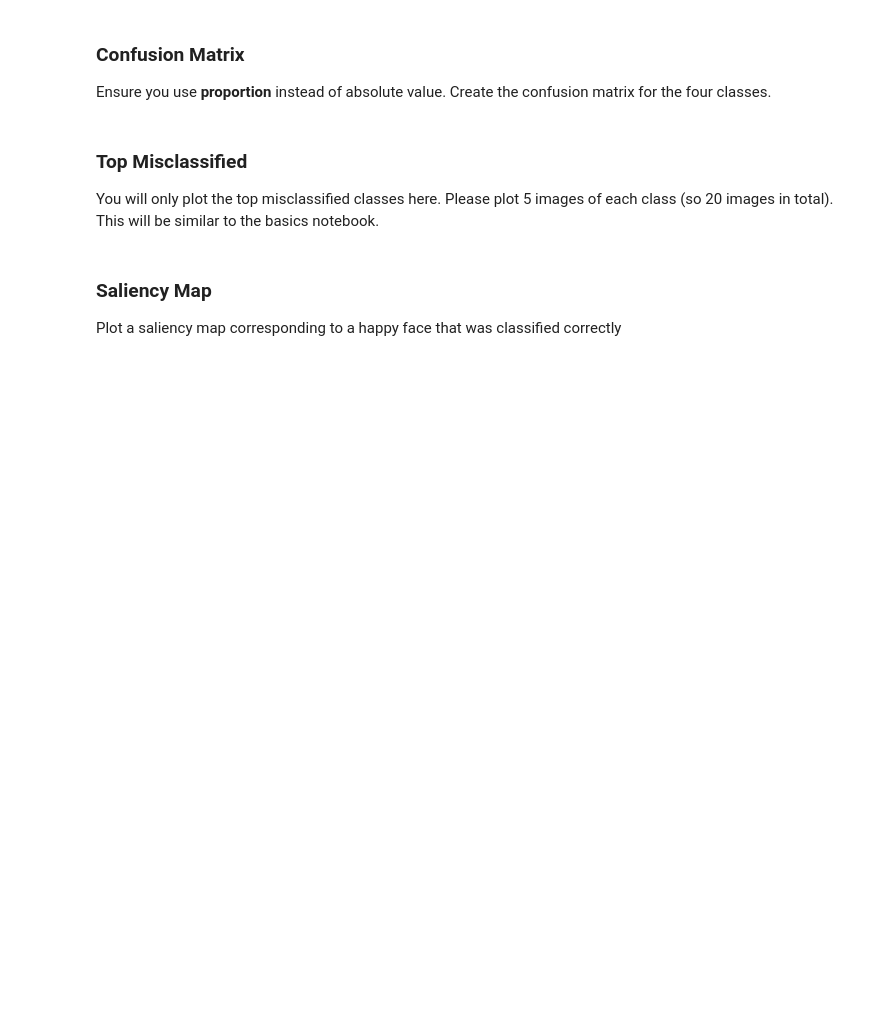
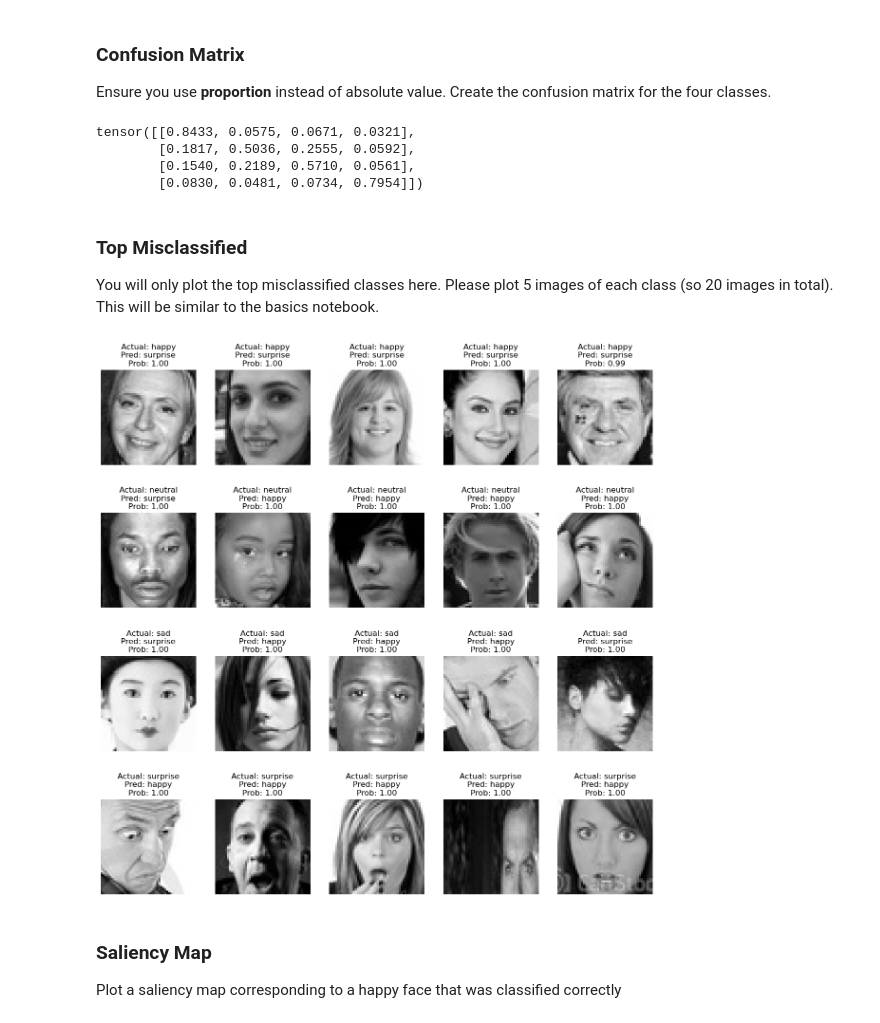
Before and after one commit to sqooid/ece4179-neural-networks, a Jupyter notebook: labs/lab-4/Lab4_Applications_student.ipynb, the cells around one changed output. Drawn from its saved outputs; the diff is of its cells as text; code cells hidden in the pictures; blank space fills up the shorter version.

```diff
--- a/labs/lab-4/Lab4_Applications_student.ipynb
+++ b/labs/lab-4/Lab4_Applications_student.ipynb
@@ -723,7 +702,15 @@ Ensure you use **proportion** instead of absolute value. Create the confusion ma
 # Plot the confusion matrix
 # You can create a ConfusionMatrix instance for multiclass classification with 'num_classes' from the lightning library
 
-???
+matrix = torchmetrics.ConfusionMatrix(
+    task="multiclass", num_classes=num_classes, normalize="true"
+)
+matrix(test_preds, test_labels)
+# %% [output]
+tensor([[0.8433, 0.0575, 0.0671, 0.0321],
+        [0.1817, 0.5036, 0.2555, 0.0592],
+        [0.1540, 0.2189, 0.5710, 0.0561],
+        [0.0830, 0.0481, 0.0734, 0.7954]])
 # %% [markdown]
 ### Top Misclassified
 
@@ -733,3 +718,26 @@ You will only plot the top misclassified classes here. Please plot 5 images of e
+# %%
+plt.figure(figsize=(15, 15))
+for c in range(num_classes):
+    idx = test_labels == c  # Get the indices of the current class
+    r_preds = test_preds[idx]
+    r_inputs = test_inputs[idx]
+    r_outputs = test_outputs[idx]
+    incorrect = r_preds != c  # Get the incorrect predictions for the current class
+    probs = softmax(
+        r_outputs[incorrect], dim=1
+    )  # Get the probabilities for the current class
+    max_probs = torch.max(probs, dim=1)
+    top_5 = torch.topk(max_probs.values, 5, sorted=True)  # Get the top 5 probabilities
+    for i in range(5):
+        plt.subplot(num_classes, 5, c * 5 + i + 1)
+        img = r_inputs[top_5.indices[i]].permute(1, 2, 0) * 0.5 + 0.5
+        plt.imshow(img, cmap="gray")
+        plt.title(
+            f"Actual: {class_names[c]}\nPred: {class_names[max_probs.indices[top_5.indices[i]]]}\nProb: {top_5.values[i]:.2f}"
+        )
+        plt.axis("off")
+# %% [output]
+[figure, added]
 # %% [markdown]
 ### Saliency Map
 
```
Also changed, not shown: parts of 4 cells of this notebook.
